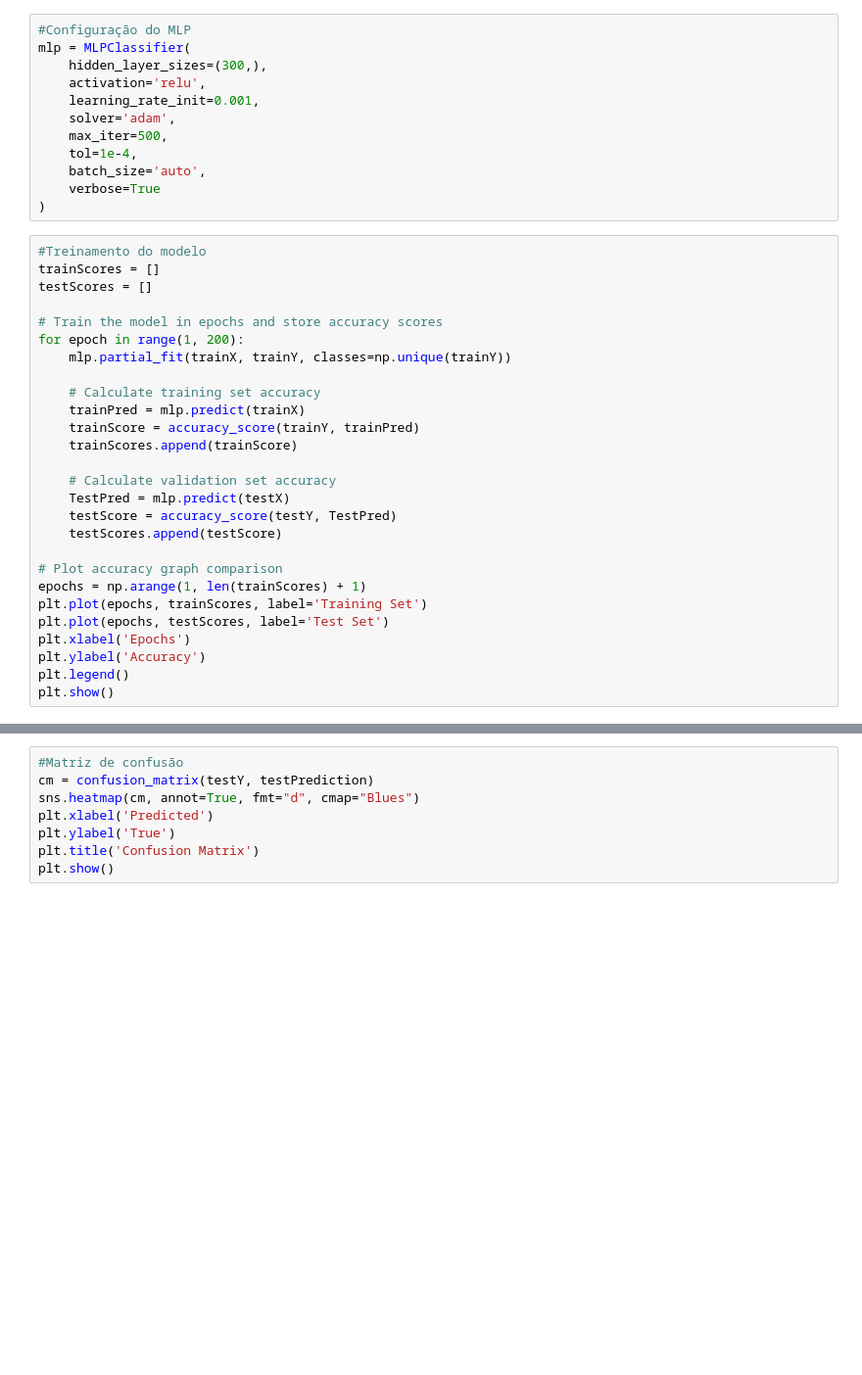
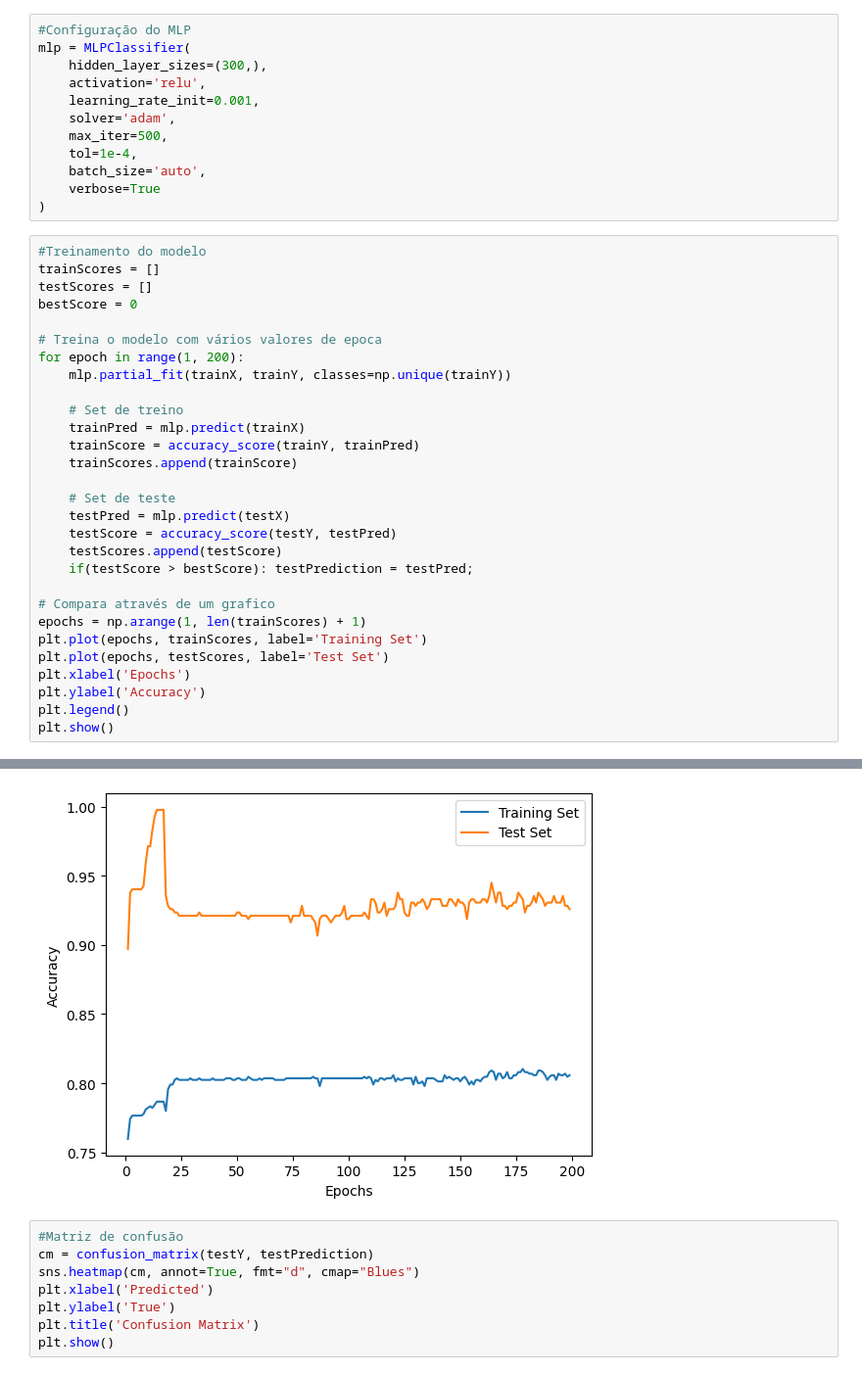
Before and after one commit to Quote023/IF684-Sistemas_Inteligentes_II, a Jupyter notebook: projeto_1/notebook.ipynb, the cells around one changed output, grey strips where cells are left out. Shown: that part at 98% size. Saved outputs shown, nothing was run; the diff lists cells and outputs as text; blank space fills up the shorter version.

```diff
--- a/projeto_1/notebook.ipynb
+++ b/projeto_1/notebook.ipynb
@@ -184,22 +184,24 @@ mlp = MLPClassifier(
 #Treinamento do modelo
 trainScores = []
 testScores = []
+bestScore = 0
 
-# Train the model in epochs and store accuracy scores
+# Treina o modelo com vários valores de epoca
 for epoch in range(1, 200):
     mlp.partial_fit(trainX, trainY, classes=np.unique(trainY))
 
-    # Calculate training set accuracy
+    # Set de treino
     trainPred = mlp.predict(trainX)
     trainScore = accuracy_score(trainY, trainPred)
     trainScores.append(trainScore)
 
-    # Calculate validation set accuracy
-    TestPred = mlp.predict(testX)
-    testScore = accuracy_score(testY, TestPred)
+    # Set de teste
+    testPred = mlp.predict(testX)
+    testScore = accuracy_score(testY, testPred)
     testScores.append(testScore)
+    if(testScore > bestScore): testPrediction = testPred;
 
-# Plot accuracy graph comparison
+# Compara através de um grafico
 epochs = np.arange(1, len(trainScores) + 1)
 plt.plot(epochs, trainScores, label='Training Set')
 plt.plot(epochs, testScores, label='Test Set')
@@ -228,3 +230,4 @@ Iteration 1, loss = 0.44000541
+[figure, added]
 # %%
 #Matriz de confusão
 cm = confusion_matrix(testY, testPrediction)
```
Also changed, not shown: parts of 1 cell of this notebook.
